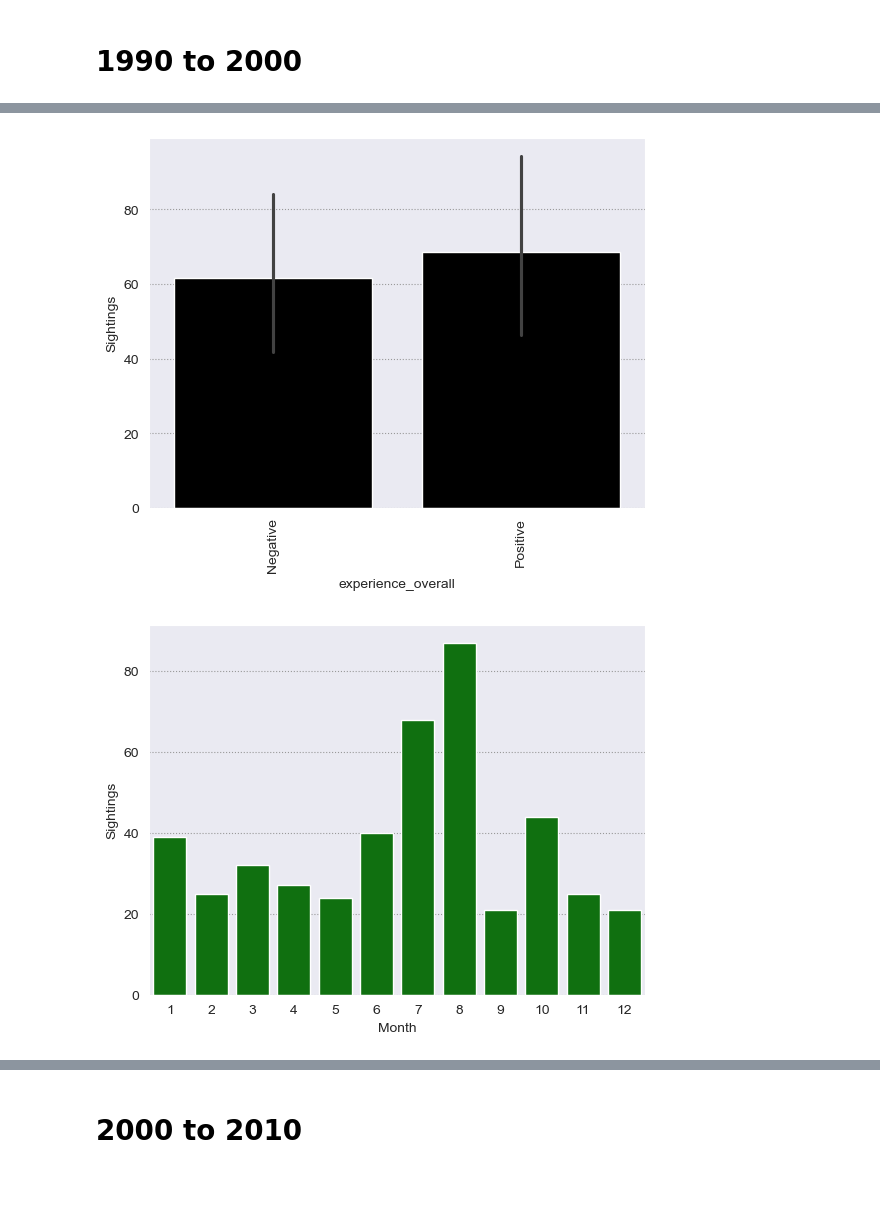
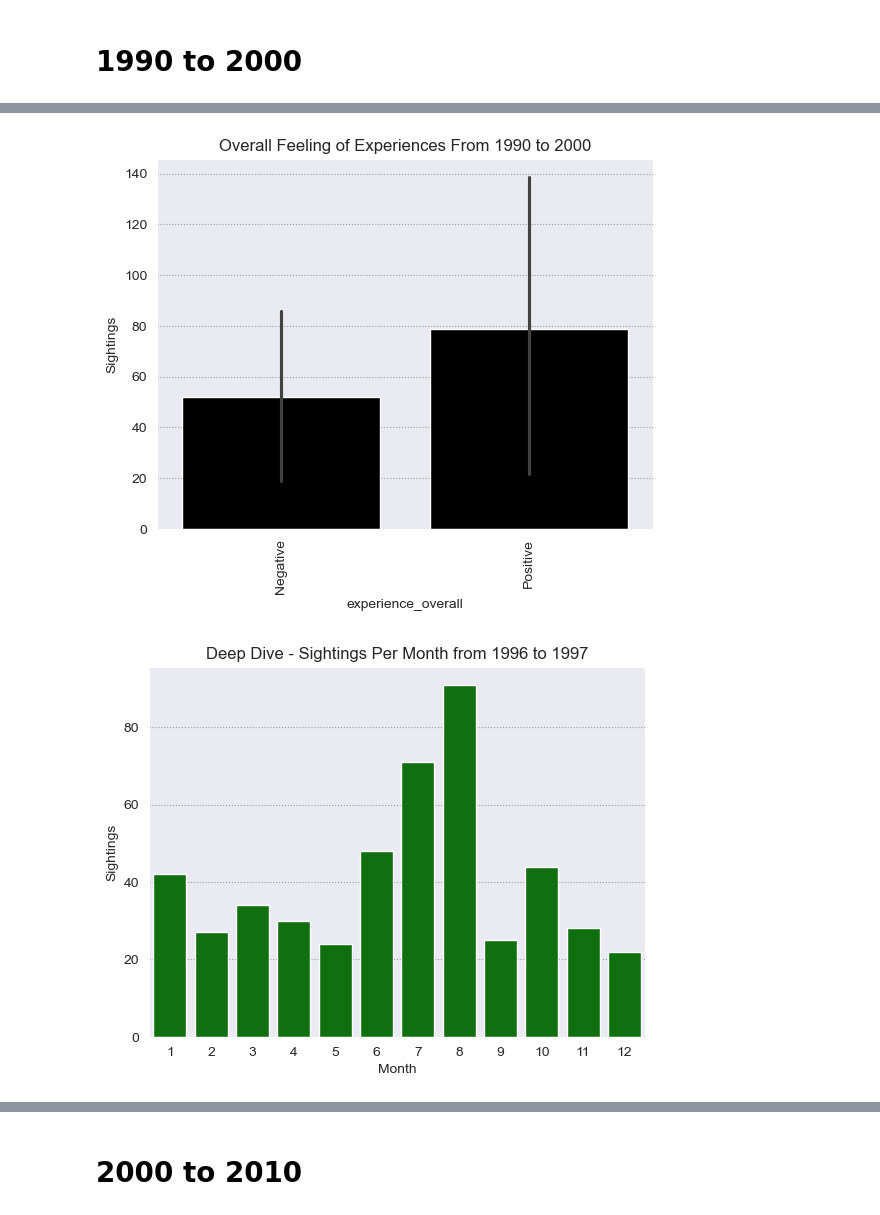
Before and after one commit to SaadCodes247/Digital-Futures-Capstone-The-UKs-UFO-History, a Jupyter notebook: src/ufo_data_analysis.ipynb, the cells around one changed output, grey strips where cells are left out. Cells and saved outputs as stored; diff of their text form; code cells hidden in the pictures; blank space fills up the shorter version.

```diff
--- a/src/ufo_data_analysis.ipynb
+++ b/src/ufo_data_analysis.ipynb
@@ -582,6 +579,0 @@ df.head(1)
-# %%
-df_1990_2000 = df[(df['Year'] > 1980) & (df['Year'] <= 2025)]
-sightings_1990_2000 = df_1990_2000.groupby(['Year', 'sentiment_score']).size().reset_index(name='Sightings')
-sns.lineplot(data=sightings_1990_2000, x='Year', y='sentiment_score', color='black')
-sns.set_style("darkgrid", {"grid.color": ".6", "grid.linestyle": ":"})
-plt.show()
@@ -592,14 +582,16 @@ experience_graph_1990_2000 = df_1990_2000.groupby(['Year', 'experience_overall']
 sns.barplot(data=experience_graph_1990_2000, x='experience_overall', y='Sightings', color='black')
 sns.set_style("darkgrid", {"grid.color": ".6", "grid.linestyle": ":"})
 plt.xticks(rotation=90)
+plt.title('Overall Feeling of Experiences From 1990 to 2000')
 plt.show()
 # %% [output]
-[figure, old version]
+[figure, new version]
 # %%
-df_1996_1997 = df[(df['Year'] > 1996) & (df['Year'] <= 1997)]
+df_1996_1997 = df[(df['Year'] >= 1996) & (df['Year'] <= 1997)]
 sightings_by_month_1990_2000 = df_1996_1997.groupby('Month').size().reset_index(name='Sightings')
 sns.barplot(data=sightings_by_month_1990_2000.nlargest(12, 'Sightings'), x='Month', y='Sightings', color='green')
+plt.title('Deep Dive - Sightings Per Month from 1996 to 1997')
 plt.show()
 # %% [output]
-[figure, old version]
+[figure, new version]
 # %%
```
Also changed, not shown: parts of 8 cells of this notebook.
